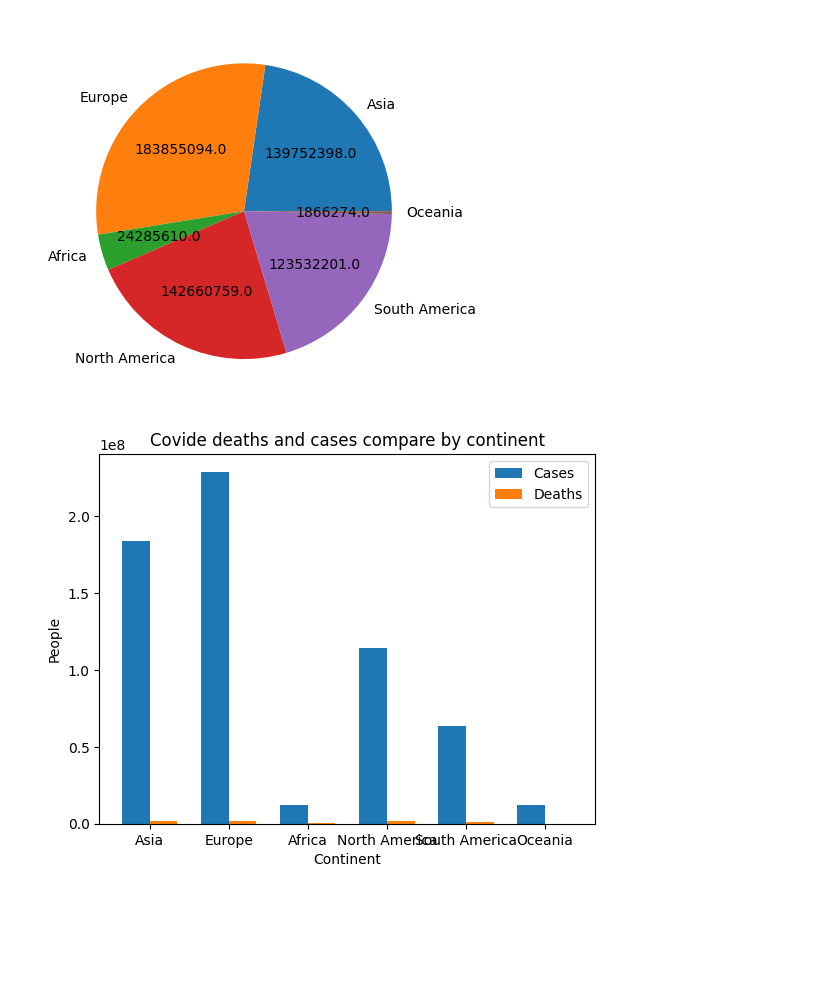
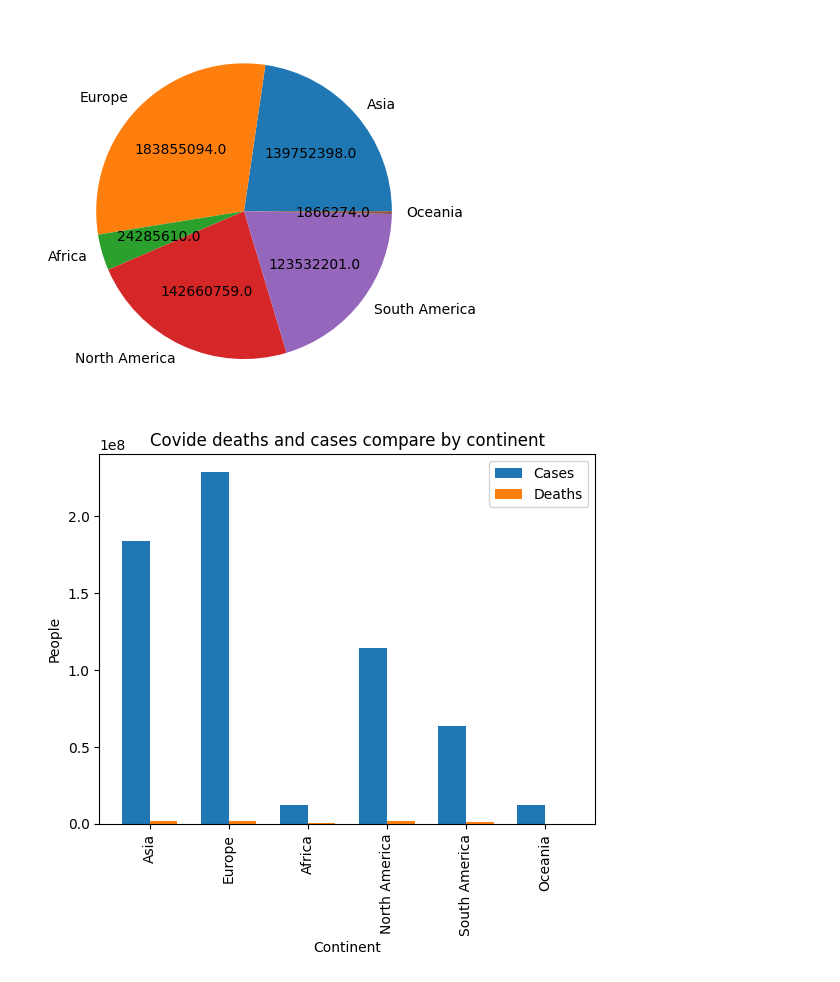
Before and after one commit to Chumardo/covid_cases_visualization, a Jupyter notebook: main.ipynb, the cells around one changed output. Cells and saved outputs as stored; diff of their text form; code cells hidden in the pictures; blank space fills up the shorter version.

```diff
--- a/main.ipynb
+++ b/main.ipynb
@@ -63,25 +63,25 @@ plt.show()
 # %%
 x = ['Asia', 'Europe', 'Africa', 'North America', 'South America',
        'Oceania']
 
 index = np.arange(6)
 bar_width = 0.35
 
 fig, ax = plt.subplots()
 cases = ax.bar(index, y, bar_width,
                 label="Cases")
 
 deaths = ax.bar(index+bar_width, deaths,
                  bar_width, label="Deaths")
 
 
 ax.set_xlabel('Continent')
 ax.set_ylabel('People')
 ax.set_title('Covide deaths and cases compare by continent')
 ax.set_xticks(index + bar_width / 2)
-ax.set_xticklabels(x)
+ax.set_xticklabels(x, rotation = 90)
 ax.legend()
 
 plt.show()
 # %% [output]
-[figure, old version]
+[figure, new version]
```
